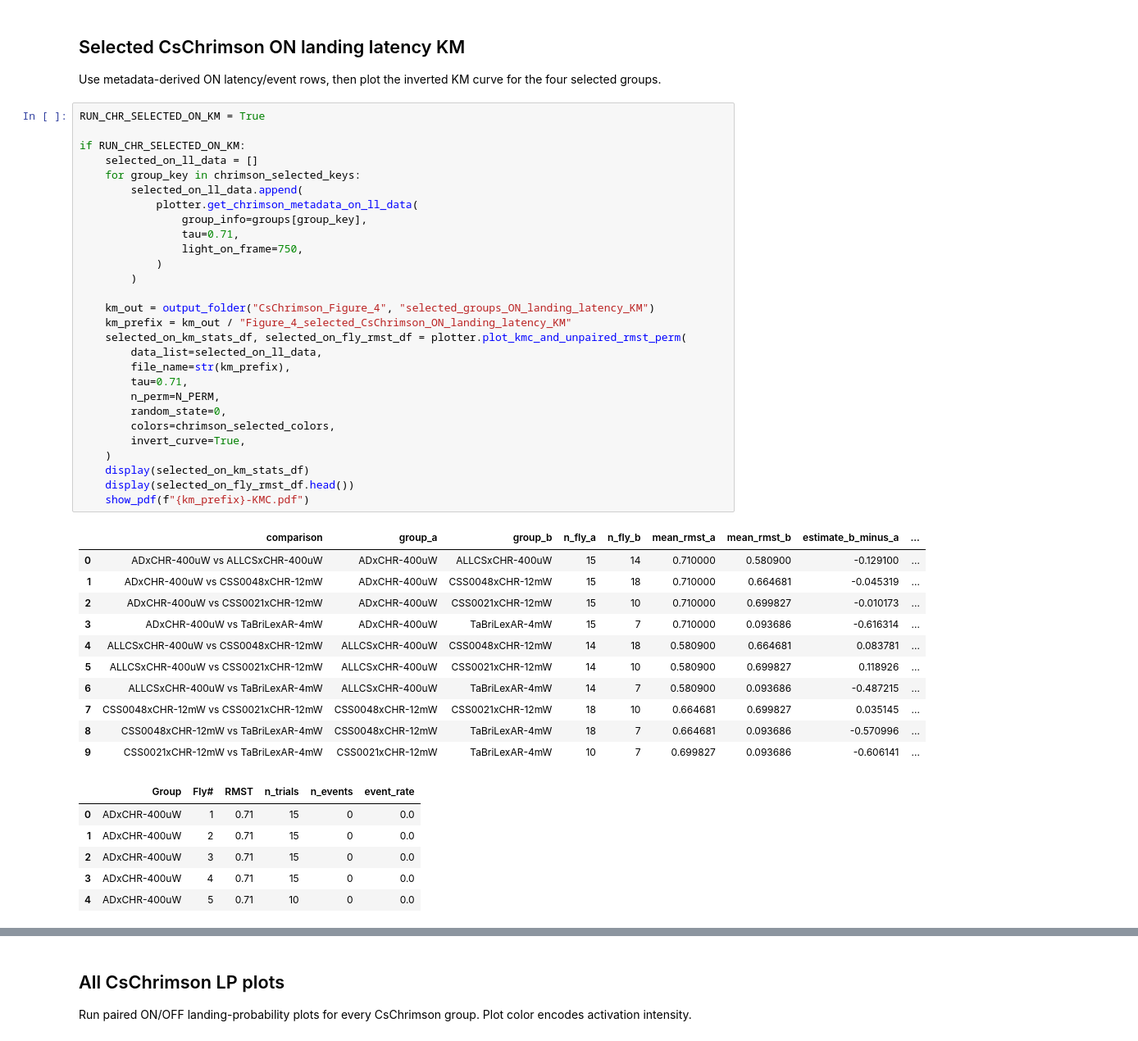
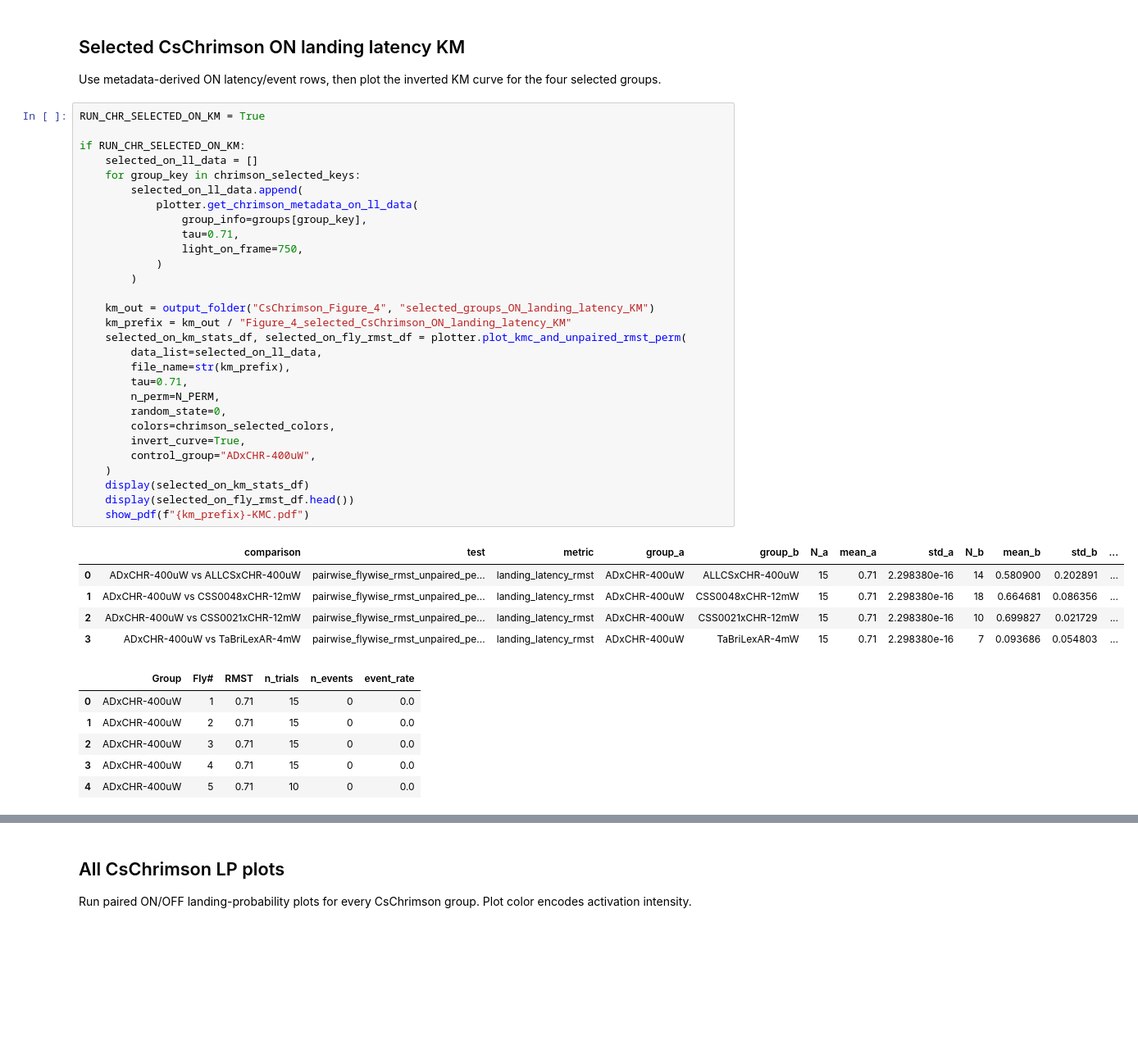
Before and after one commit to TseWeiKuo/AnalysisAndFigures, a Jupyter notebook: OptogeneticFigure.ipynb, the cells around one changed output, grey strips where cells are left out. Shown at 82% size. Cells and saved outputs as stored; diff of their text form; blank space fills up the shorter version.

```diff
--- a/OptogeneticFigure.ipynb
+++ b/OptogeneticFigure.ipynb
@@ -214,43 +214,38 @@ Use metadata-derived ON latency/event rows, then plot the inverted KM curve for
 # %%
 RUN_CHR_SELECTED_ON_KM = True
 
 if RUN_CHR_SELECTED_ON_KM:
     selected_on_ll_data = []
     for group_key in chrimson_selected_keys:
         selected_on_ll_data.append(
             plotter.get_chrimson_metadata_on_ll_data(
                 group_info=groups[group_key],
                 tau=0.71,
                 light_on_frame=750,
             )
         )
 
     km_out = output_folder("CsChrimson_Figure_4", "selected_groups_ON_landing_latency_KM")
     km_prefix = km_out / "Figure_4_selected_CsChrimson_ON_landing_latency_KM"
     selected_on_km_stats_df, selected_on_fly_rmst_df = plotter.plot_kmc_and_unpaired_rmst_perm(
         data_list=selected_on_ll_data,
         file_name=str(km_prefix),
         tau=0.71,
         n_perm=N_PERM,
         random_state=0,
         colors=chrimson_selected_colors,
         invert_curve=True,
+        control_group="ADxCHR-400uW",
     )
     display(selected_on_km_stats_df)
     display(selected_on_fly_rmst_df.head())
     show_pdf(f"{km_prefix}-KMC.pdf")
 # %% [output]
-|  | comparison | group_a | group_b | n_fly_a | n_fly_b | mean_rmst_a | mean_rmst_b | estimate_b_minus_a | ... |
-| 0 | ADxCHR-400uW vs ALLCSxCHR-400uW | ADxCHR-400uW | ALLCSxCHR-400uW | 15 | 14 | 0.710000 | 0.580900 | -0.129100 | ... |
-| 1 | ADxCHR-400uW vs CSS0048xCHR-12mW | ADxCHR-400uW | CSS0048xCHR-12mW | 15 | 18 | 0.710000 | 0.664681 | -0.045319 | ... |
-| 2 | ADxCHR-400uW vs CSS0021xCHR-12mW | ADxCHR-400uW | CSS0021xCHR-12mW | 15 | 10 | 0.710000 | 0.699827 | -0.010173 | ... |
-| 3 | ADxCHR-400uW vs TaBriLexAR-4mW | ADxCHR-400uW | TaBriLexAR-4mW | 15 | 7 | 0.710000 | 0.093686 | -0.616314 | ... |
-| 4 | ALLCSxCHR-400uW vs CSS0048xCHR-12mW | ALLCSxCHR-400uW | CSS0048xCHR-12mW | 14 | 18 | 0.580900 | 0.664681 | 0.083781 | ... |
-| 5 | ALLCSxCHR-400uW vs CSS0021xCHR-12mW | ALLCSxCHR-400uW | CSS0021xCHR-12mW | 14 | 10 | 0.580900 | 0.699827 | 0.118926 | ... |
-| 6 | ALLCSxCHR-400uW vs TaBriLexAR-4mW | ALLCSxCHR-400uW | TaBriLexAR-4mW | 14 | 7 | 0.580900 | 0.093686 | -0.487215 | ... |
-| 7 | CSS0048xCHR-12mW vs CSS0021xCHR-12mW | CSS0048xCHR-12mW | CSS0021xCHR-12mW | 18 | 10 | 0.664681 | 0.699827 | 0.035145 | ... |
-| 8 | CSS0048xCHR-12mW vs TaBriLexAR-4mW | CSS0048xCHR-12mW | TaBriLexAR-4mW | 18 | 7 | 0.664681 | 0.093686 | -0.570996 | ... |
-| 9 | CSS0021xCHR-12mW vs TaBriLexAR-4mW | CSS0021xCHR-12mW | TaBriLexAR-4mW | 10 | 7 | 0.699827 | 0.093686 | -0.606141 | ... |
+|  | comparison | test | metric | group_a | group_b | N_a | mean_a | std_a | N_b | mean_b | std_b | ... |
+| 0 | ADxCHR-400uW vs ALLCSxCHR-400uW | pairwise_flywise_rmst_unpaired_pe... | landing_latency_rmst | ADxCHR-400uW | ALLCSxCHR-400uW | 15 | 0.71 | 2.298380e-16 | 14 | 0.580900 | 0.202891 | ... |
+| 1 | ADxCHR-400uW vs CSS0048xCHR-12mW | pairwise_flywise_rmst_unpaired_pe... | landing_latency_rmst | ADxCHR-400uW | CSS0048xCHR-12mW | 15 | 0.71 | 2.298380e-16 | 18 | 0.664681 | 0.086356 | ... |
+| 2 | ADxCHR-400uW vs CSS0021xCHR-12mW | pairwise_flywise_rmst_unpaired_pe... | landing_latency_rmst | ADxCHR-400uW | CSS0021xCHR-12mW | 15 | 0.71 | 2.298380e-16 | 10 | 0.699827 | 0.021729 | ... |
+| 3 | ADxCHR-400uW vs TaBriLexAR-4mW | pairwise_flywise_rmst_unpaired_pe... | landing_latency_rmst | ADxCHR-400uW | TaBriLexAR-4mW | 15 | 0.71 | 2.298380e-16 | 7 | 0.093686 | 0.054803 | ... |
 |  | Group | Fly# | RMST | n_trials | n_events | event_rate |
 | 0 | ADxCHR-400uW | 1 | 0.71 | 15 | 0 | 0.0 |
 | 1 | ADxCHR-400uW | 2 | 0.71 | 15 | 0 | 0.0 |
```
Also changed, not shown: parts of 5 cells of this notebook, 12 other files.
